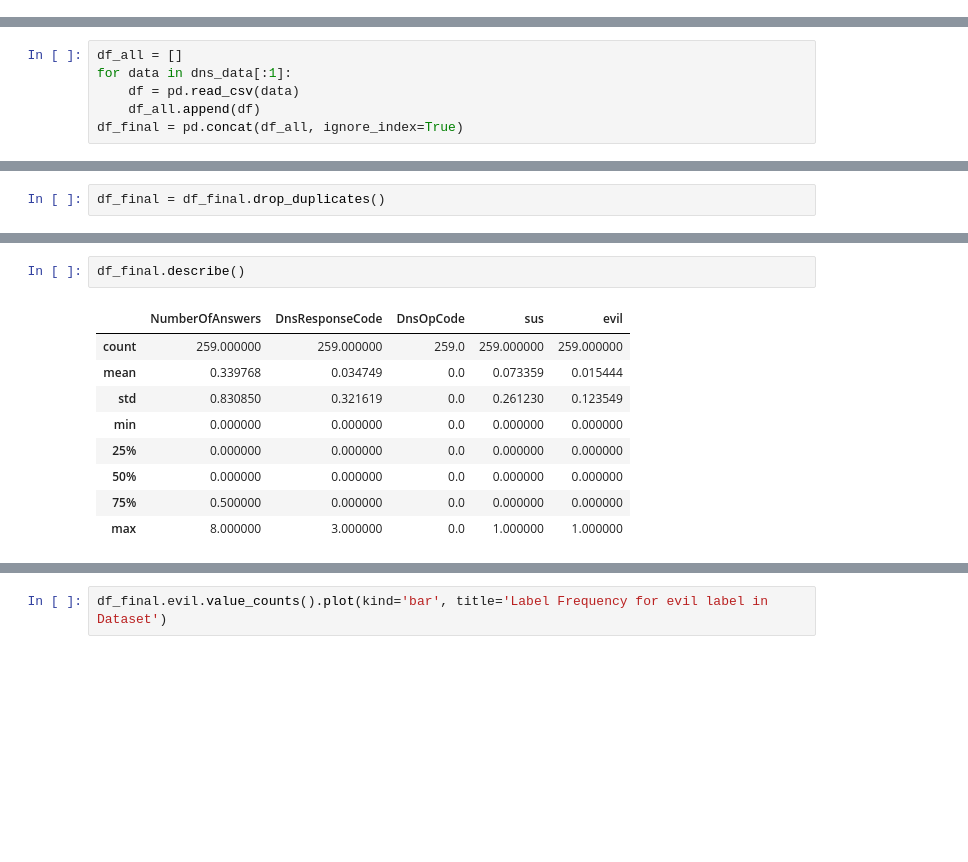
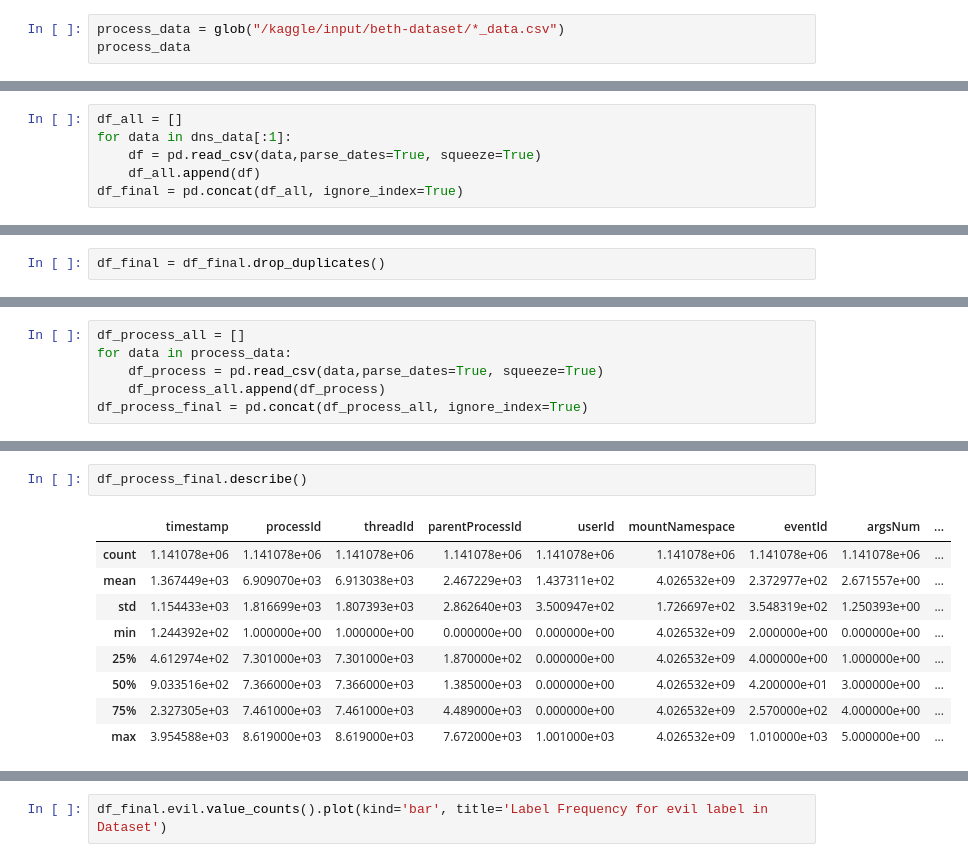
Before and after one commit to BishalLakha/BETH_data_analysis, a Jupyter notebook: beth-eda-processing-and-graph.ipynb, the cells around one changed output, grey strips where cells are left out. Saved outputs shown, nothing was run; the diff lists cells and outputs as text; blank space fills up the shorter version.

```diff
--- a/beth-eda-processing-and-graph.ipynb
+++ b/beth-eda-processing-and-graph.ipynb
@@ -56,3 +56,6 @@ dns_data
  '/kaggle/input/beth-dataset/labelled_2021may-ip-10-100-1-105-dns.csv',
  '/kaggle/input/beth-dataset/labelled_2021may-ip-10-100-1-95-dns.csv',
  '/kaggle/input/beth-dataset/labelled_2021may-ubuntu-dns.csv']
+# %%
+process_data = glob("/kaggle/input/beth-dataset/*_data.csv")
+process_data
@@ -59,7 +68,7 @@ dns_data
 # %%
 df_all = []
 for data in dns_data[:1]:
-    df = pd.read_csv(data)
+    df = pd.read_csv(data,parse_dates=True, squeeze=True)
     df_all.append(df)
 df_final = pd.concat(df_all, ignore_index=True)
 # %%
@@ -94,0 +117,6 @@ df_final = df_final.drop_duplicates()
+# %%
+df_process_all = []
+for data in process_data:
+    df_process = pd.read_csv(data,parse_dates=True, squeeze=True)
+    df_process_all.append(df_process)
+df_process_final = pd.concat(df_process_all, ignore_index=True)
@@ -95,12 +132,12 @@ df_final = df_final.drop_duplicates()
 # %%
-df_final.describe()
+df_process_final.describe()
 # %% [output]
-|  | NumberOfAnswers | DnsResponseCode | DnsOpCode | sus | evil |
-| count | 259.000000 | 259.000000 | 259.0 | 259.000000 | 259.000000 |
-| mean | 0.339768 | 0.034749 | 0.0 | 0.073359 | 0.015444 |
-| std | 0.830850 | 0.321619 | 0.0 | 0.261230 | 0.123549 |
-| min | 0.000000 | 0.000000 | 0.0 | 0.000000 | 0.000000 |
-| 25% | 0.000000 | 0.000000 | 0.0 | 0.000000 | 0.000000 |
-| 50% | 0.000000 | 0.000000 | 0.0 | 0.000000 | 0.000000 |
-| 75% | 0.500000 | 0.000000 | 0.0 | 0.000000 | 0.000000 |
-| max | 8.000000 | 3.000000 | 0.0 | 1.000000 | 1.000000 |
+|  | timestamp | processId | threadId | parentProcessId | userId | mountNamespace | eventId | argsNum | ... |
+| count | 1.141078e+06 | 1.141078e+06 | 1.141078e+06 | 1.141078e+06 | 1.141078e+06 | 1.141078e+06 | 1.141078e+06 | 1.141078e+06 | ... |
+| mean | 1.367449e+03 | 6.909070e+03 | 6.913038e+03 | 2.467229e+03 | 1.437311e+02 | 4.026532e+09 | 2.372977e+02 | 2.671557e+00 | ... |
+| std | 1.154433e+03 | 1.816699e+03 | 1.807393e+03 | 2.862640e+03 | 3.500947e+02 | 1.726697e+02 | 3.548319e+02 | 1.250393e+00 | ... |
+| min | 1.244392e+02 | 1.000000e+00 | 1.000000e+00 | 0.000000e+00 | 0.000000e+00 | 4.026532e+09 | 2.000000e+00 | 0.000000e+00 | ... |
+| 25% | 4.612974e+02 | 7.301000e+03 | 7.301000e+03 | 1.870000e+02 | 0.000000e+00 | 4.026532e+09 | 4.000000e+00 | 1.000000e+00 | ... |
+| 50% | 9.033516e+02 | 7.366000e+03 | 7.366000e+03 | 1.385000e+03 | 0.000000e+00 | 4.026532e+09 | 4.200000e+01 | 3.000000e+00 | ... |
+| 75% | 2.327305e+03 | 7.461000e+03 | 7.461000e+03 | 4.489000e+03 | 0.000000e+00 | 4.026532e+09 | 2.570000e+02 | 4.000000e+00 | ... |
+| max | 3.954588e+03 | 8.619000e+03 | 8.619000e+03 | 7.672000e+03 | 1.001000e+03 | 4.026532e+09 | 1.010000e+03 | 5.000000e+00 | ... |
```
Also changed, not shown: parts of 17 cells of this notebook.
